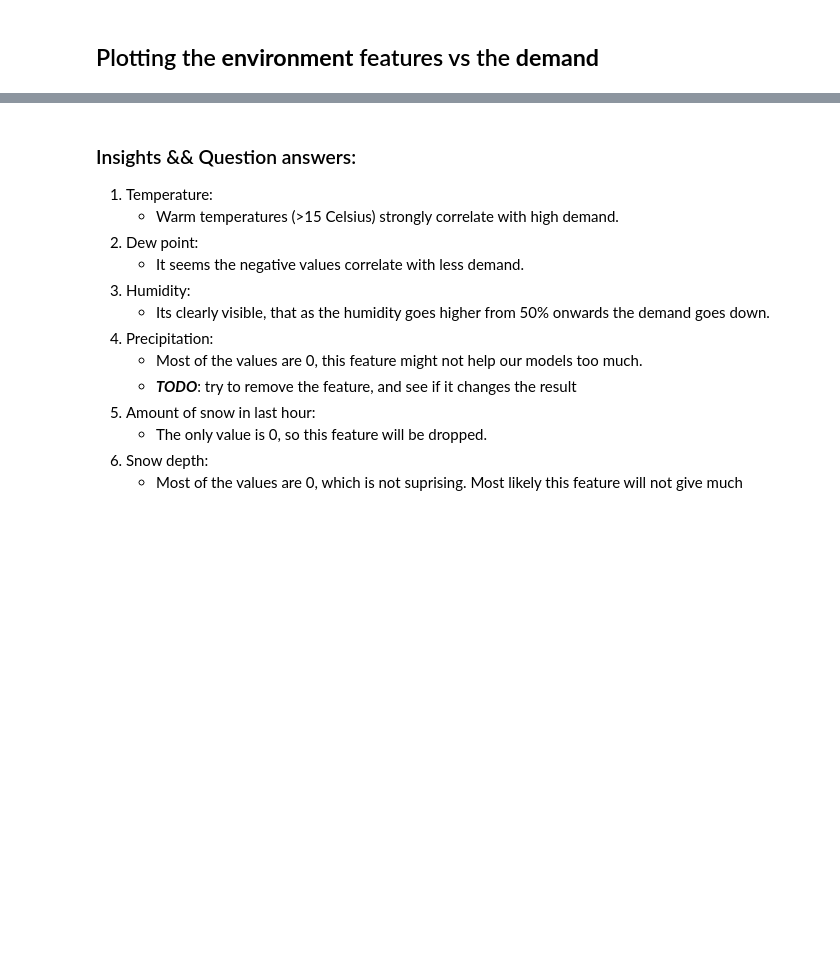
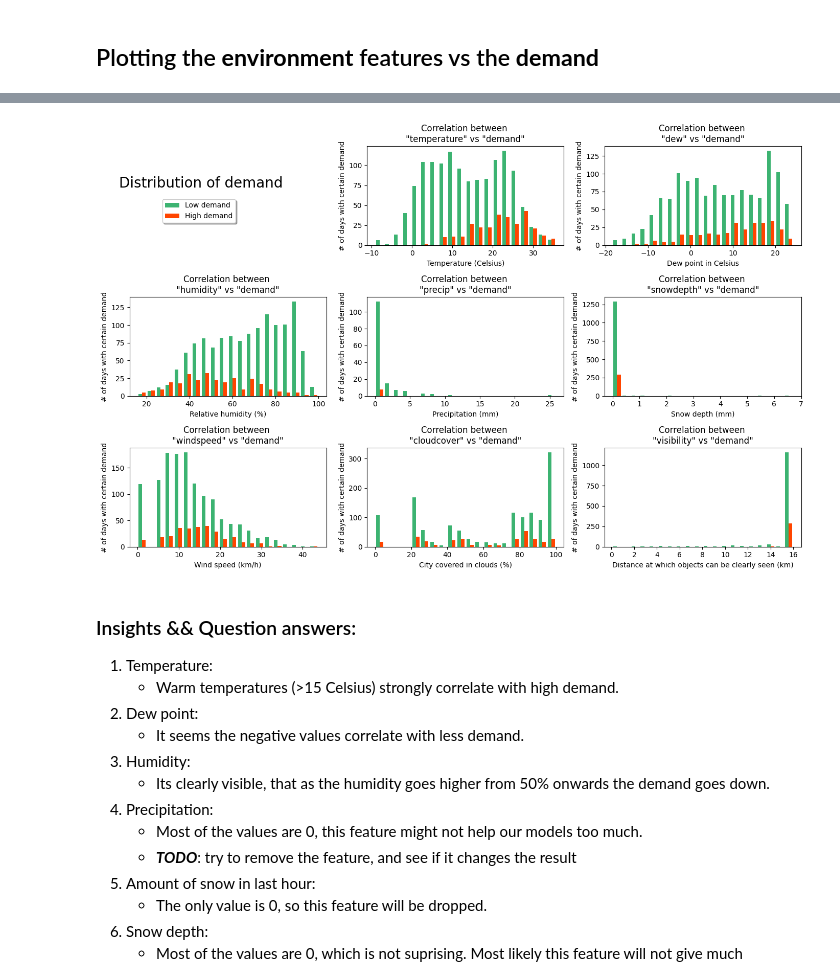
Before and after one commit to DanielVeress/SML_bikes, a Jupyter notebook: data_analysis.ipynb, the cells around one changed output, grey strips where cells are left out. Drawn from its saved outputs; the diff is of its cells as text; code cells hidden in the pictures; blank space fills up the shorter version.

Commit message:
Cleaned up the plots for environment features

```diff
--- a/data_analysis.ipynb
+++ b/data_analysis.ipynb
@@ -202,11 +202,10 @@ def separate_data(df:pd.DataFrame, column:str, include_zero_values=True):
     return low_demand, high_demand
 
 
-def plot_hist(low_demand:pd.Series, high_demand:pd.Series, column:str, xlabel:str, bins=20):
+def plot_hist(ax:plt.Axes, low_demand:pd.Series, high_demand:pd.Series, column:str, xlabel:str, bins=20):
     bins = np.histogram(np.hstack((low_demand,high_demand)), bins=bins)[1]
-    plt.hist([low_demand, high_demand], bins, color=hist_colors)
-    plt.title(f'Correlation between \n"{column}" vs "demand"')
-    plt.legend(['Low demand', 'High demand'])
-    plt.xlabel(xlabel)
-    plt.ylabel('# of days with certain demand')
-    plt.show()
+    ax.hist([low_demand, high_demand], bins, color=hist_colors)
+    ax.set_title(f'Correlation between \n"{column}" vs "demand"')
+    #ax.legend(['Low demand', 'High demand'])
+    ax.set_xlabel(xlabel)
+    ax.set_ylabel('# of days with certain demand')
@@ -294,3 +212,68 @@ plot_hist(low_demand, high_demand, column, 'Distance at which objects can be cle
+# %%
+fig, axes = plt.subplots(nrows=3, ncols=3, figsize=(14, 9))
+
+# Plot temp demand
+high_demand_temp = df.loc[df['increase_stock']==1, 'temp']
+low_demand_temp = df.loc[df['increase_stock']==0, 'temp']
+bins = np.histogram(np.hstack((low_demand_temp,high_demand_temp)), bins=20)[1]
+axes[0][1].hist([low_demand_temp, high_demand_temp], bins, color=hist_colors)
+axes[0][1].set_title('Correlation between \n"temperature" vs "demand"')
+#axes[0][1].legend(['Low demand', 'High demand'])
+axes[0][1].set_xlabel('Temperature (Celsius)')
+axes[0][1].set_ylabel('# of days with certain demand')
+
+# Plot dew demand
+## TODO: explain dew point
+## TODO: plot with tempearture
+high_demand_temp = df.loc[df['increase_stock']==1, 'dew']
+low_demand_temp = df.loc[df['increase_stock']==0, 'dew']
+bins = np.histogram(np.hstack((low_demand_temp,high_demand_temp)), bins=20)[1]
+axes[0][2].hist([low_demand_temp, high_demand_temp], bins, color=hist_colors)
+axes[0][2].set_title('Correlation between \n"dew" vs "demand"')
+#axes[0][2].legend(['Low demand', 'High demand'])
+axes[0][2].set_xlabel('Dew point in Celsius')
+axes[0][2].set_ylabel('# of days with certain demand')
+
+
+# Plot humidity demand
+column = 'humidity'
+low_demand, high_demand = separate_data(df, column)
+plot_hist(axes[1][0], low_demand, high_demand, column, 'Relative humidity (%)')
+
+# Plot precip demand
+INCLUDE_ZERO = False
+column = 'precip'
+low_demand, high_demand = separate_data(df, column, INCLUDE_ZERO)
+plot_hist(axes[1][1], low_demand, high_demand, column, 'Precipitation (mm)')
+
+# Plot snowdepth demand
+INCLUDE_ZERO = True
+column = 'snowdepth'
+low_demand, high_demand = separate_data(df, column, INCLUDE_ZERO)
+plot_hist(axes[1][2], low_demand, high_demand, column, 'Snow depth (mm)')
+
+# Plot windspeed demand
+column = 'windspeed'
+low_demand, high_demand = separate_data(df, column)
+plot_hist(axes[2][0], low_demand, high_demand, column, 'Wind speed (km/h)')
+
+# Plot cloudcover demand
+column = 'cloudcover'
+low_demand, high_demand = separate_data(df, column)
+plot_hist(axes[2][1], low_demand, high_demand, column, 'City covered in clouds (%)')
+
+# Plot visibility demand
+column = 'visibility'
+low_demand, high_demand = separate_data(df, column)
+plot_hist(axes[2][2], low_demand, high_demand, column, 'Distance at which objects can be clearly seen (km)')
+
+axes[0][0].remove()
+fig.tight_layout()
+axes[0][1].legend(labels=['Low demand', 'High demand'], bbox_to_anchor=(-0.65, 0.5), fancybox=True, shadow=True)
+fig.suptitle("Distribution of demand", x=0.15, y=0.87, fontsize=20)
+plt.show()
+# %% [output]
+[figure, added]
 # %% [markdown]
 ### Insights && Question answers:
 
```
Also changed, not shown: parts of 8 cells of this notebook.
